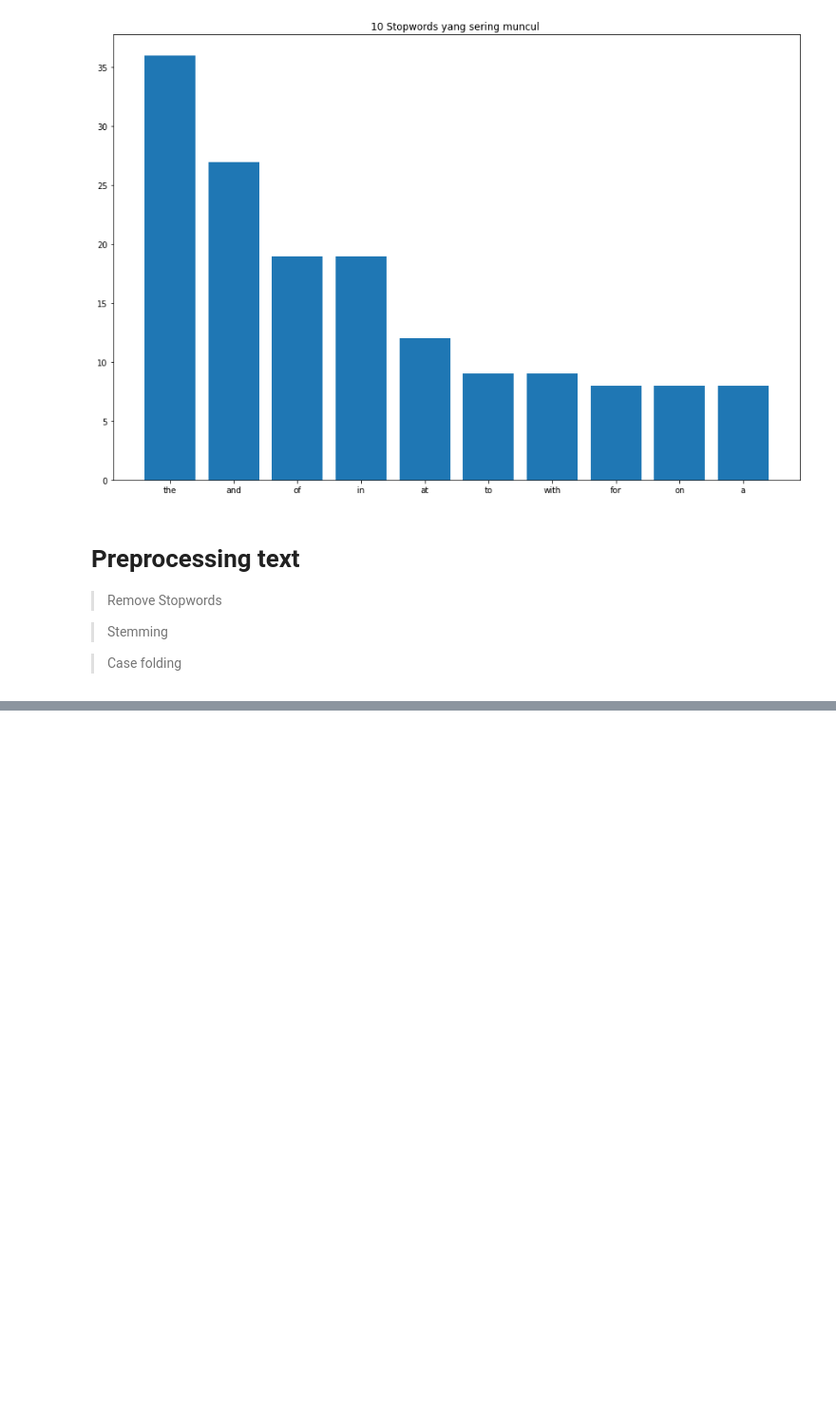
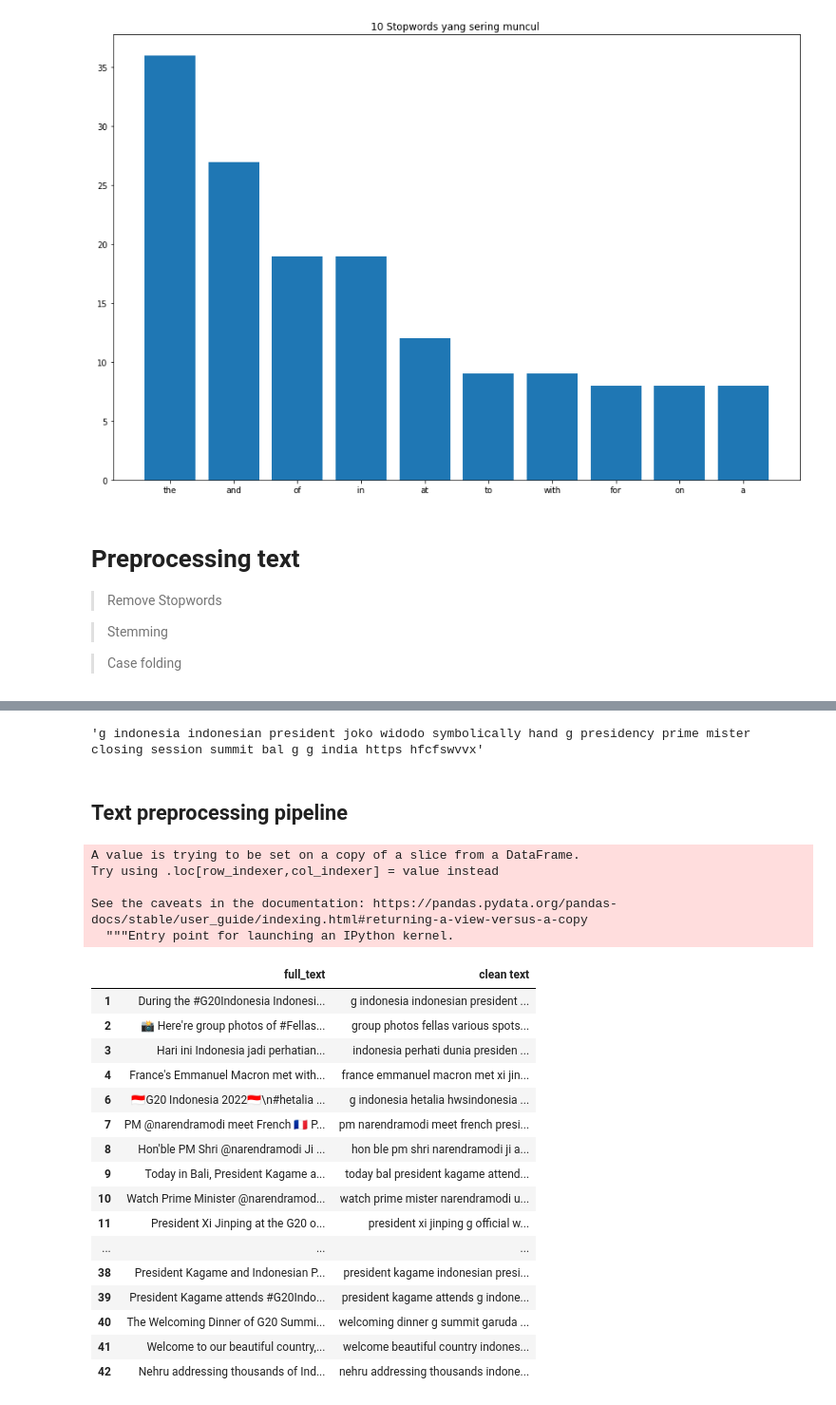
Before and after one commit to ackermanjayjay/tugas-tki, a Jupyter notebook: code/Tugas.ipynb, the cells around one changed output, grey strips where cells are left out. Shown at 95% size. Saved outputs shown, nothing was run; the diff lists cells and outputs as text; code cells hidden in the pictures; blank space fills up the shorter version.

```diff
--- a/code/Tugas.ipynb
+++ b/code/Tugas.ipynb
@@ -178,0 +249,49 @@ def caseFolding(text):
+# %%
+stem_en=PorterStemmer()
+fact_stem_id=StemmerFactory()
+stem_id=fact_stem_id.create_stemmer()
+# %%
+def stemsWords(text):
+  text_en=stem_en.stem(text)
+  text_id=stem_id.stem(text_en)
+  return text_id
+# %%
+stemsWords(remove_stop_words(caseFolding(raw_text)))
+# %% [output]
+'g indonesia indonesian president joko widodo symbolically hand g presidency prime mister closing session summit bal g g india https hfcfswvvx'
+# %% [markdown]
+## Text preprocessing pipeline
+# %%
+def text_preprocessing_process(text):
+  text = caseFolding(text)
+  text = remove_stop_words(text)
+  text = stemsWords(text)
+  return text
+# %%
+df["clean text"]=df["full_text"].apply(text_preprocessing_process)
+# %% [output]
+A value is trying to be set on a copy of a slice from a DataFrame.
+Try using .loc[row_indexer,col_indexer] = value instead
+
+See the caveats in the documentation: https://pandas.pydata.org/pandas-docs/stable/user_guide/indexing.html#returning-a-view-versus-a-copy
+  """Entry point for launching an IPython kernel.
+# %%
+df
+# %% [output]
+|  | full_text | clean text |
+| 1 | During the #G20Indonesia Indonesi... | g indonesia indonesian president ... |
+| 2 | 📸 Here're group photos of #Fellas... | group photos fellas various spots... |
+| 3 | Hari ini Indonesia jadi perhatian... | indonesia perhati dunia presiden ... |
+| 4 | France's Emmanuel Macron met with... | france emmanuel macron met xi jin... |
+| 6 | 🇮🇩G20 Indonesia 2022🇮🇩\n#hetalia ... | g indonesia hetalia hwsindonesia ... |
+| 7 | PM @narendramodi meet French 🇫🇷 P... | pm narendramodi meet french presi... |
+| 8 | Hon'ble PM Shri @narendramodi Ji ... | hon ble pm shri narendramodi ji a... |
+| 9 | Today in Bali, President Kagame a... | today bal president kagame attend... |
+| 10 | Watch Prime Minister @narendramod... | watch prime mister narendramodi u... |
+| 11 | President Xi Jinping at the G20 o... | president xi jinping g official w... |
+| ... | ... | ... |
+| 38 | President Kagame and Indonesian P... | president kagame indonesian presi... |
+| 39 | President Kagame attends #G20Indo... | president kagame attends g indone... |
+| 40 | The Welcoming Dinner of G20 Summi... | welcoming dinner g summit garuda ... |
+| 41 | Welcome to our beautiful country,... | welcome beautiful country indones... |
+| 42 | Nehru addressing thousands of Ind... | nehru addressing thousands indone... |
```
Also changed, not shown: parts of 25 cells of this notebook.
